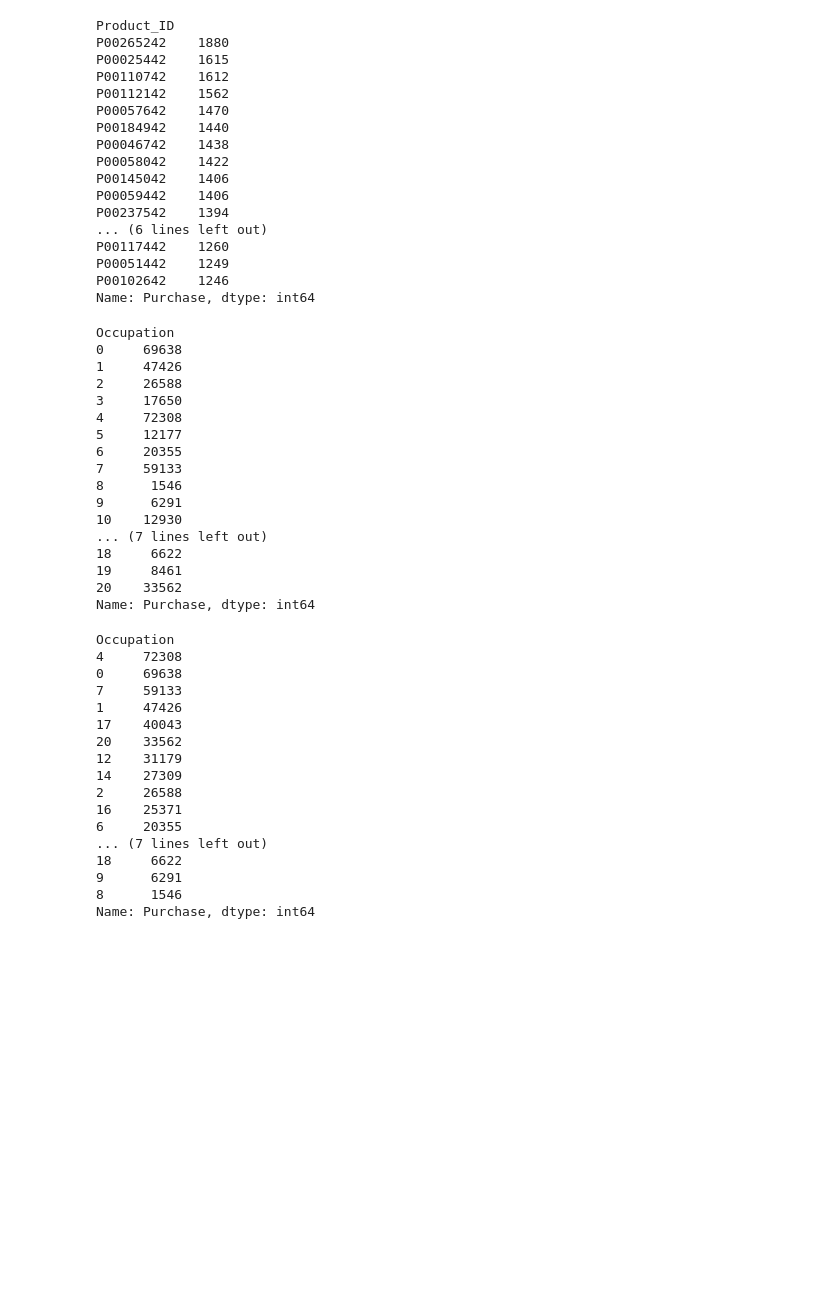
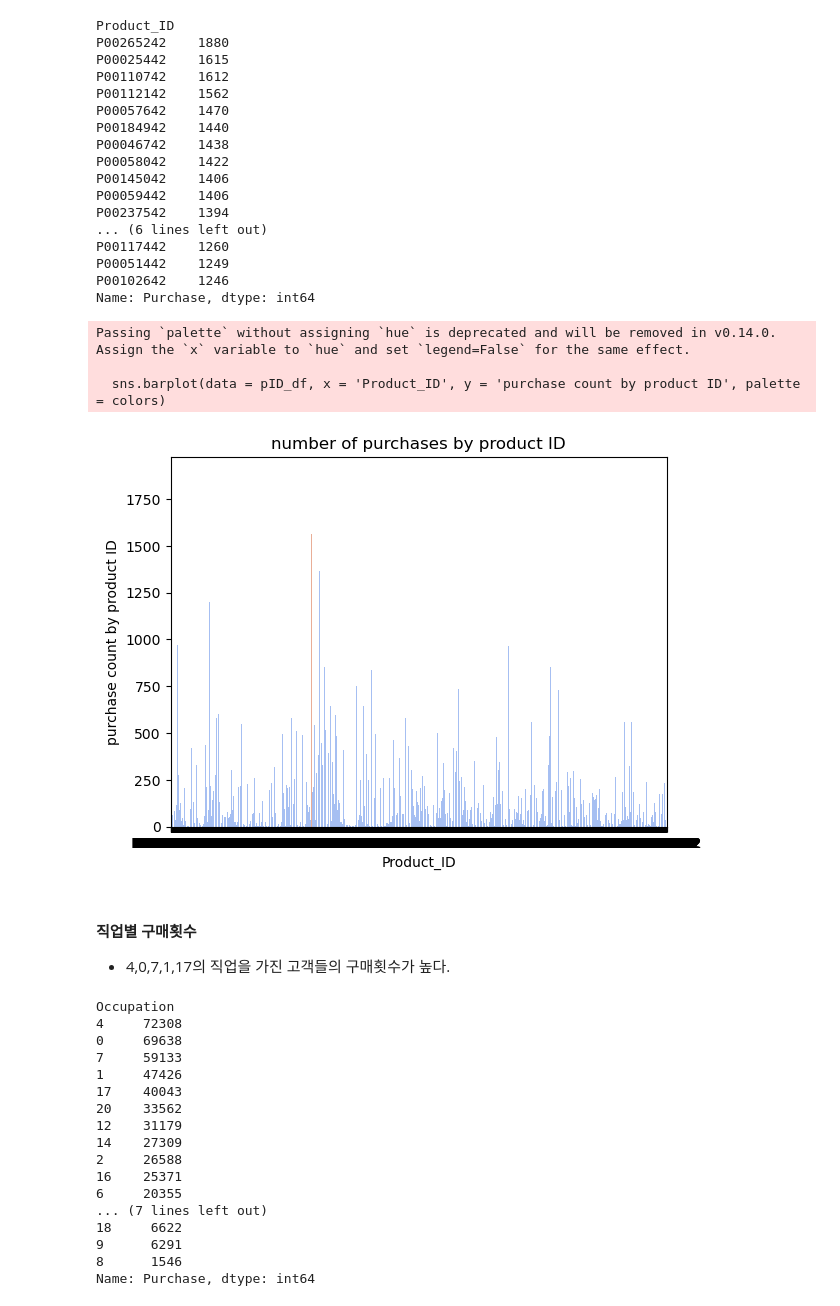
Before and after one commit to imjiwonim/multicam_python, a Jupyter notebook: miniProject_1_월마트 데이터 분석_241031.ipynb, the cells around one changed output. Drawn from its saved outputs; the diff is of its cells as text; code cells hidden in the pictures; blank space fills up the shorter version.

```diff
--- a/miniProject_1_월마트 데이터 분석_241031.ipynb
+++ b/miniProject_1_월마트 데이터 분석_241031.ipynb
@@ -150,28 +219,23 @@ P00117442    1260
 P00051442    1249
 P00102642    1246
 Name: Purchase, dtype: int64
-# %%
-# Number of purchases by Occupation
-purchase_count_occupation = df.groupby('Occupation')['Purchase'].count()
-print(purchase_count_occupation)
-# %% [output]
-Occupation
-0     69638
-1     47426
-2     26588
-3     17650
-4     72308
-5     12177
-6     20355
-7     59133
-8      1546
-9      6291
-10    12930
-... (7 lines left out)
-18     6622
-19     8461
-20    33562
-Name: Purchase, dtype: int64
+# %%
+pID_df = df.groupby(['Product_ID']).size().to_frame("purchase count by product ID").reset_index()
+top_5_pID = pID_df['purchase count by product ID'].nlargest(10).values
+
+colors = [base1 if i not in top_5_pID else base2 for i in pID_df['purchase count by product ID']]
+
+sns.barplot(data = pID_df, x = 'Product_ID', y = 'purchase count by product ID', palette = colors)
+plt.title('number of purchases by product ID')
+plt.show()
+# %% [output]
+Passing `palette` without assigning `hue` is deprecated and will be removed in v0.14.0. Assign the `x` variable to `hue` and set `legend=False` for the same effect.
+
+  sns.barplot(data = pID_df, x = 'Product_ID', y = 'purchase count by product ID', palette = colors)
+[figure, new version]
+# %% [markdown]
+#### 직업별 구매횟수
+- 4,0,7,1,17의 직업을 가진 고객들의 구매횟수가 높다.
 # %%
 # Number of purchases by Occupation (desceding by num of purchases)
 purchase_count_occupation = df.groupby('Occupation')['Purchase'].count()
```
Also changed, not shown: parts of 54 cells of this notebook.
